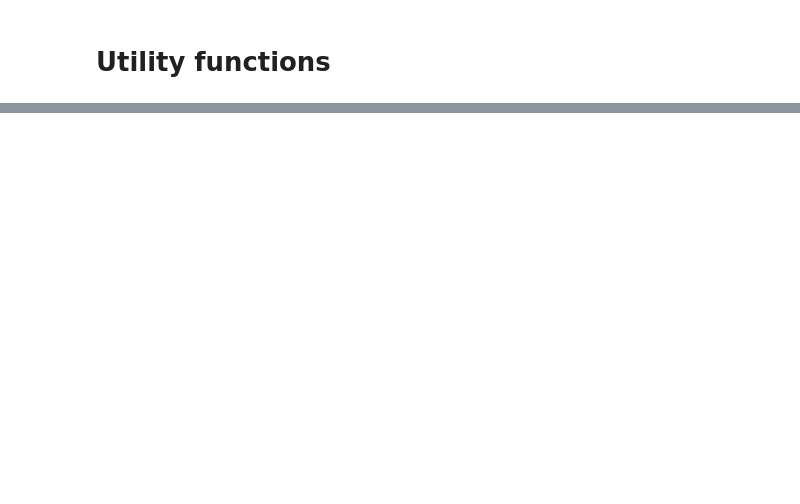
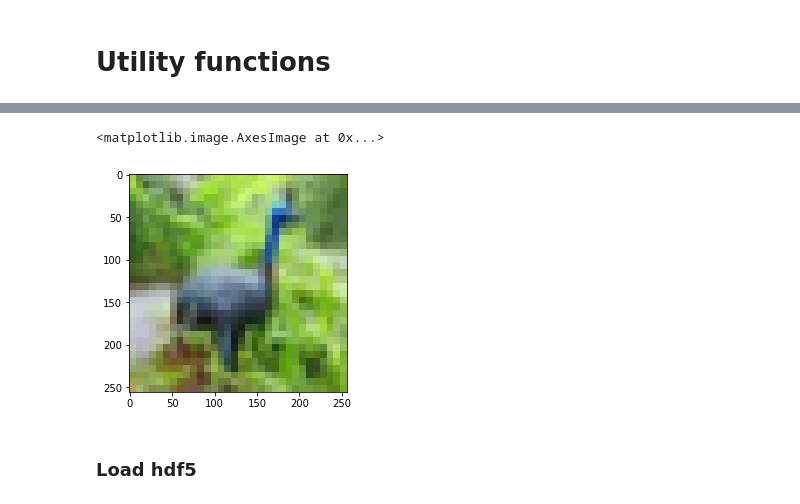
Before and after one commit to justinblaber/test_fast_loading, a Jupyter notebook: create_data.ipynb, the cells around one changed output, grey strips where cells are left out. Cells and saved outputs as stored; diff of their text form; code cells hidden in the pictures; blank space fills up the shorter version.

```diff
--- a/create_data.ipynb
+++ b/create_data.ipynb
@@ -261,0 +102,15 @@ np.roll??
+# %%
+def get_lmdb(path_lmdb, keys, loader=None):
+    env = lmdb.open(path_lmdb.as_posix(), readonly=True)
+
+    # Read all values as a single transaction
+    with env.begin() as txn:
+        vals = [txn.get(key.encode('ascii')) for key in keys]
+
+    # Close environment
+    env.close()
+
+    if loader is not None:
+        vals = [loader(val) for val in vals]
+
+    return vals
@@ -261,0 +174,12 @@ np.roll??
+# %%
+path_lmdb = path_data/'medium_lmdb'
+keys = ['_'.join([str(cl), Path(f.decode('utf-8')).stem]) for (cl, f) in zip (labels, filenames)]
+put_lmdb(path_lmdb/'lmdb',
+         keys,
+         imgs,
+         sz_block=1000,
+         saver=lambda x: _saver_img(x, (256, 256)))
+
+pd.DataFrame({'label': labels,
+              'filename': [Path(f.decode('utf-8')).stem for f in filenames],
+              'key': keys}).to_csv(path_lmdb/'meta.csv', index=False)
@@ -261,0 +246,13 @@ np.roll??
+# %%
+def _open_lmdb(path_lmdb, label, filename):
+    return Image.fromarray(get_lmdb(path_lmdb,
+                           [label + '_' + filename], # Key is label_filename
+                           pickle.loads)[0])
+# %%
+path_lmdb = path_data/(size  + '_lmdb')/'lmdb'
+plt.imshow(_open_lmdb(path_lmdb, label, filename))
+# %% [output]
+<matplotlib.image.AxesImage at 0x...>
+[figure, added]
+# %% [markdown]
+### Load hdf5
```
Also changed, not shown: parts of 76 cells of this notebook.
